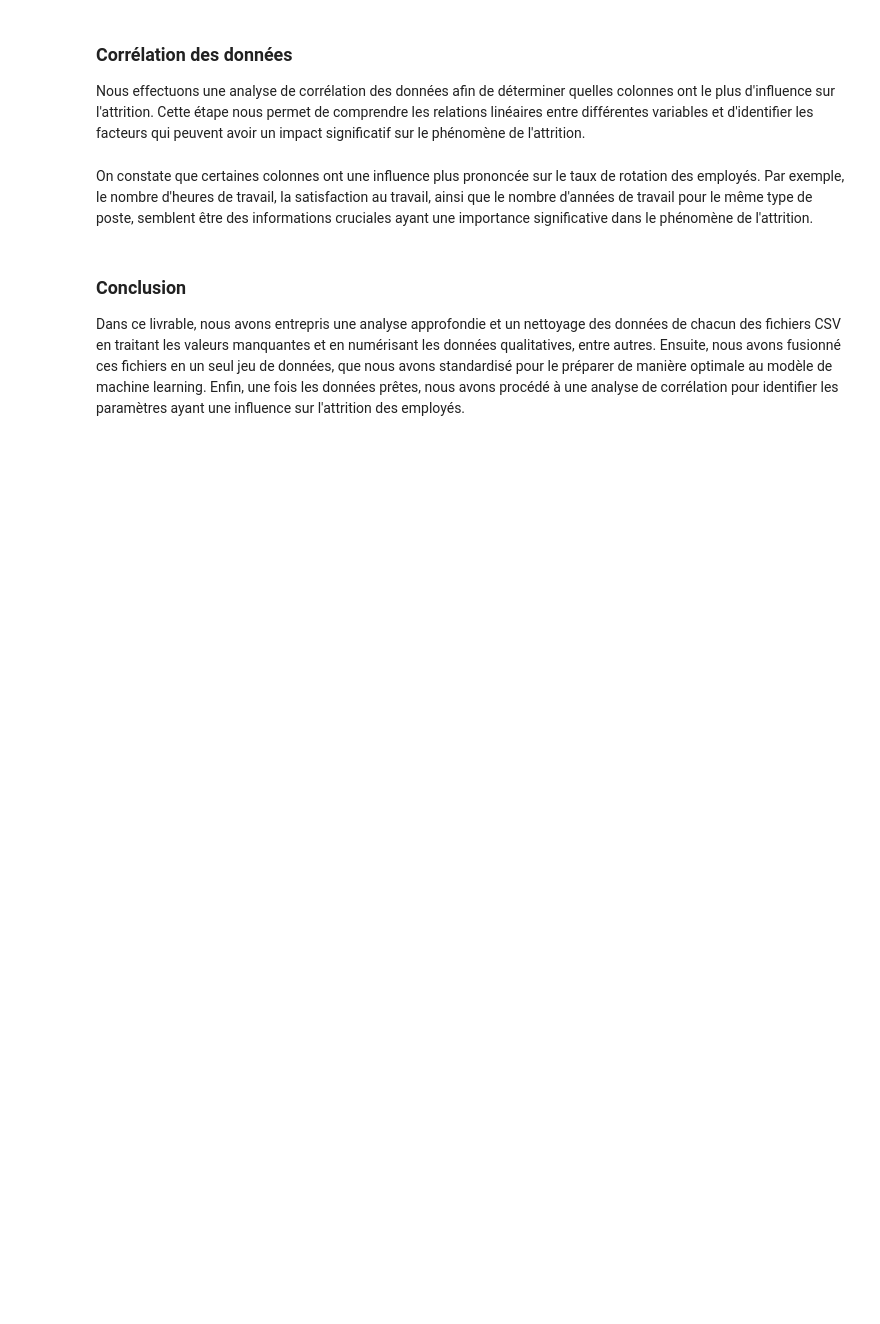
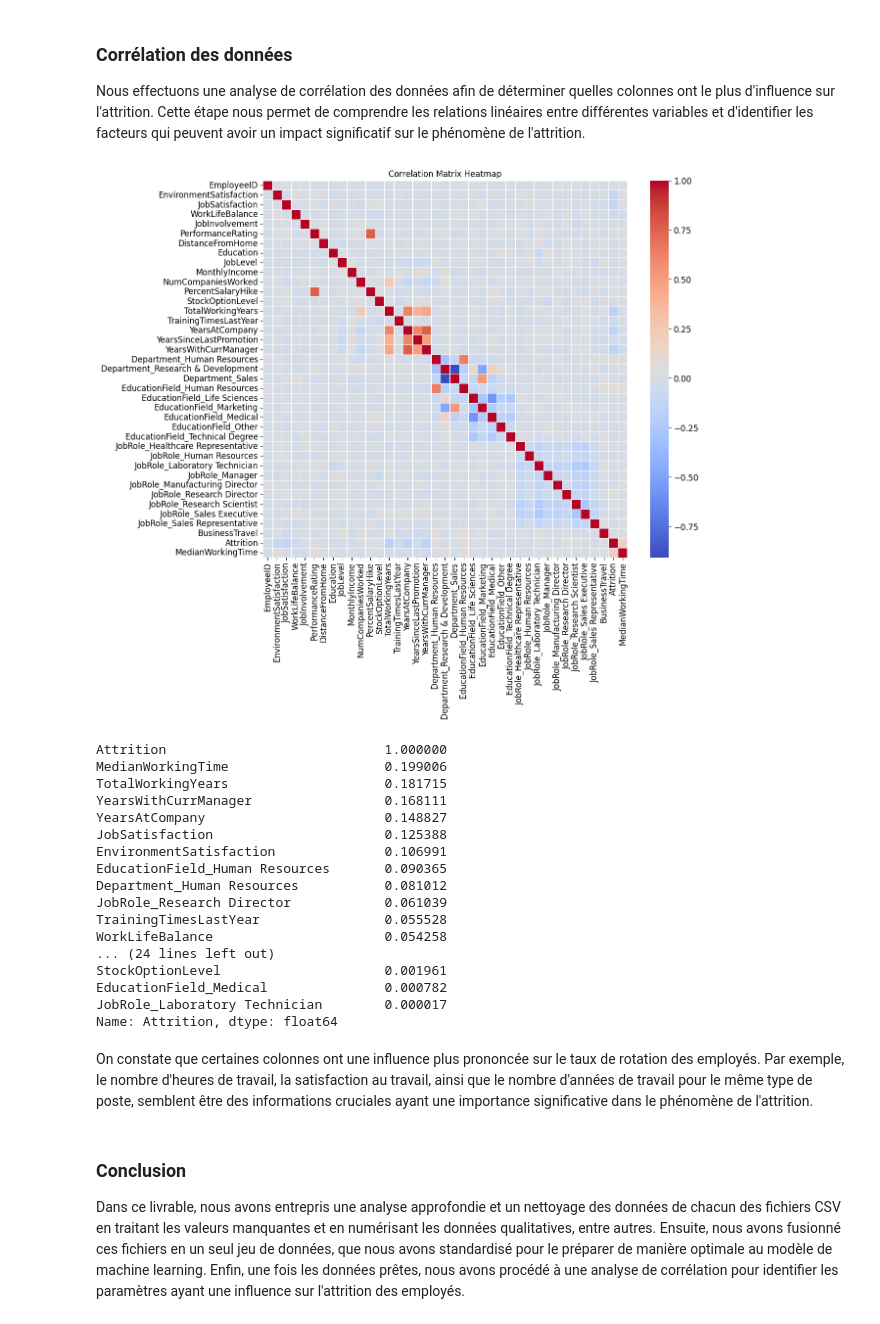
Before and after one commit to AnatholyB1/AI_A4, a Jupyter notebook: notebook/data_preprocessing.ipynb, the cells around one changed output. Cells and saved outputs as stored; diff of their text form; code cells hidden in the pictures; blank space fills up the shorter version.

```diff
--- a/notebook/data_preprocessing.ipynb
+++ b/notebook/data_preprocessing.ipynb
@@ -217,7 +243,7 @@ num_pipeline = Pipeline([
 # Pipeline complet
 full_pipeline = ColumnTransformer([
     ("num", num_pipeline, num_attribs),
-    ("cat_nom", OneHotEncoder(), general_cat_nominal), # Numériser les colonnes qualitatives avec des valeurs nominales
+    ("cat_nom", OneHotEncoder(drop='if_binary'), general_cat_nominal), # Numériser les colonnes qualitatives avec des valeurs nominales
     ("cat_ord", OrdinalEncoder(), general_cat_ordinal), # Numériser les colonnes qualitatives avec des valeurs ordinales
 ])
 
@@ -225,5 +251,5 @@ full_pipeline = ColumnTransformer([
 general_tr = full_pipeline.fit_transform(general_dr)
 
 # Créer un DataFrame à partir du résultat
-general_prepared = pd.DataFrame(general_tr, columns=full_pipeline.get_feature_names_out())
+general_prepared = pd.DataFrame(general_tr, columns=num_attribs + list(full_pipeline.named_transformers_['cat_nom'].get_feature_names_out()) + general_cat_ordinal)
 general_prepared.head()
@@ -399,7 +453,7 @@ Après avoir nettoyé les fichiers de données individuellement, nous procédero
 result = pd.merge(employee_df, manager, on='EmployeeID')
 
 # Utiliser la fonction merge pour faire la deuxième jointure avec general_prepared
-result = pd.merge(result, general_prepared, left_on='EmployeeID', right_on='num__EmployeeID')
+result = pd.merge(result, general_prepared, left_on='EmployeeID', right_on='EmployeeID')
 
 # Utiliser la fonction merge pour faire la troisieme jointure avec hourly_time_prepared
 result = pd.merge(result, hourly_time_prepared, on='EmployeeID')
@@ -440,8 +508,8 @@ Nous effectuons une analyse de corrélation des données afin de déterminer que
 from sklearn.model_selection import train_test_split
 
 # Supposons que vous voulez prédire 'cat_nom__Attrition_Yes'
-y = result['cat_ord__Attrition']
-X = result.drop(['cat_ord__Attrition'], axis=1)
+y = result['Attrition']
+X = result.drop(['Attrition'], axis=1)
 
 # Diviser les données en un ensemble d'entraînement et un ensemble de test
 X_train, X_test, y_train, y_test = train_test_split(X, y, test_size=0.2, random_state=42)
@@ -455,10 +523,40 @@ corr_matrix = train_df.corr()
 filtered_corr_matrix = corr_matrix.where((corr_matrix >= 0.4) | (corr_matrix <= -0.4))
 
 # Trier la colonne 'cat_nom__Attrition_Yes' par valeur absolue
-sorted_corr = corr_matrix['cat_ord__Attrition'].apply(abs).sort_values(ascending=False)
-
-# Afficher les éléments les plus corrélés avec 'cat_nom__Attrition_Yes'
-sorted_corr
+sorted_corr = corr_matrix['Attrition'].apply(abs).sort_values(ascending=False)
+# %%
+import seaborn as sns
+
+# Calculer la matrice de corrélation
+corr_matrix = train_df.corr()
+
+# Créer un heatmap sans les annotations
+plt.figure(figsize=(12, 10))
+sns.heatmap(corr_matrix, cmap='coolwarm', annot=False, linewidths=.5)
+plt.title('Correlation Matrix Heatmap')
+plt.show()
+
+# Afficher les éléments les plus corrélés avec 'cat_nom__Attrition_Yes'
+sorted_corr
+# %% [output]
+[figure, added]
+Attrition                            1.000000
+MedianWorkingTime                    0.199006
+TotalWorkingYears                    0.181715
+YearsWithCurrManager                 0.168111
+YearsAtCompany                       0.148827
+JobSatisfaction                      0.125388
+EnvironmentSatisfaction              0.106991
+EducationField_Human Resources       0.090365
+Department_Human Resources           0.081012
+JobRole_Research Director            0.061039
+TrainingTimesLastYear                0.055528
+WorkLifeBalance                      0.054258
+... (24 lines left out)
+StockOptionLevel                     0.001961
+EducationField_Medical               0.000782
+JobRole_Laboratory Technician        0.000017
+Name: Attrition, dtype: float64
 # %% [markdown]
 On constate que certaines colonnes ont une influence plus prononcée sur le taux de rotation des employés. Par exemple, le nombre d'heures de travail, la satisfaction au travail, ainsi que le nombre d'années de travail pour le même type de poste, semblent être des informations cruciales ayant une importance significative dans le phénomène de l'attrition.
 # %% [markdown]
```
Also changed, not shown: parts of 12 cells of this notebook.
